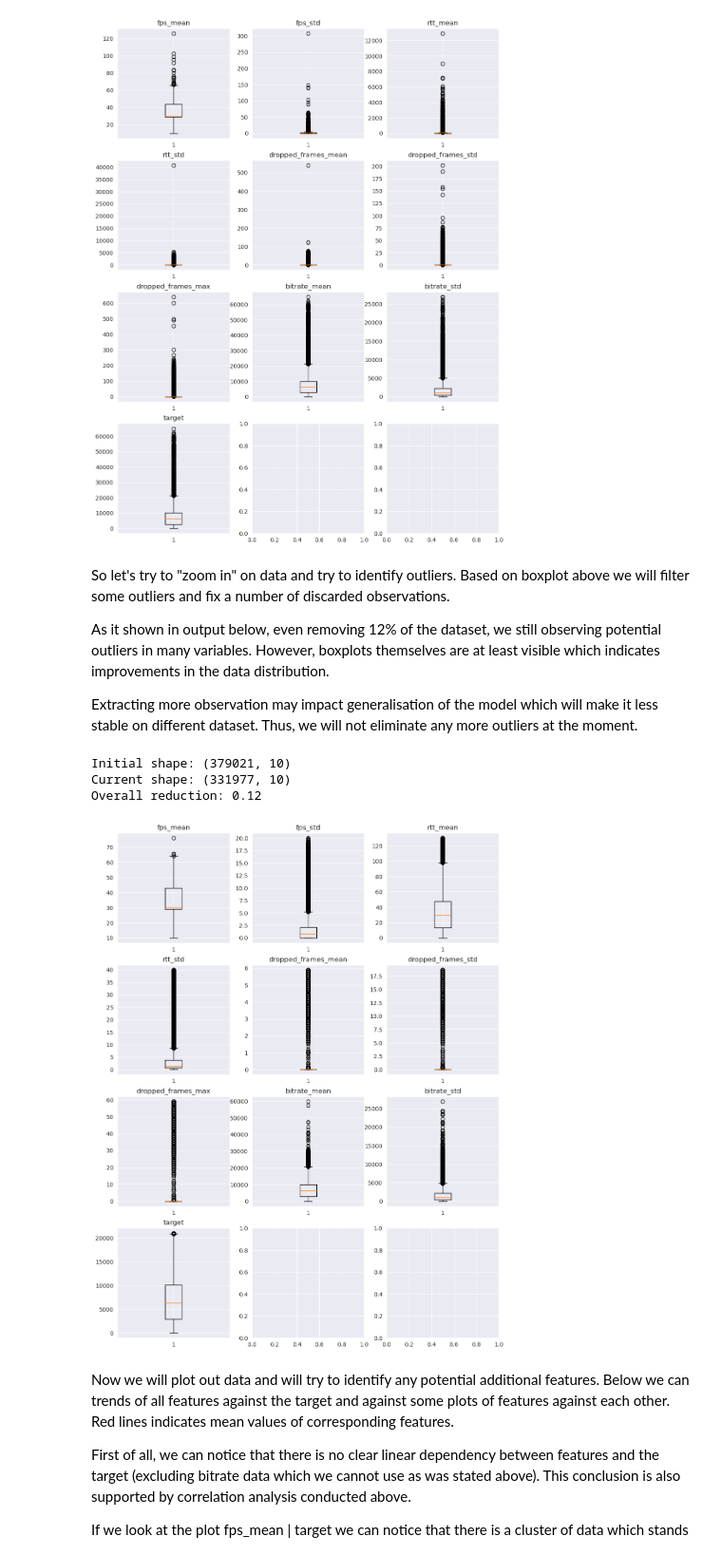
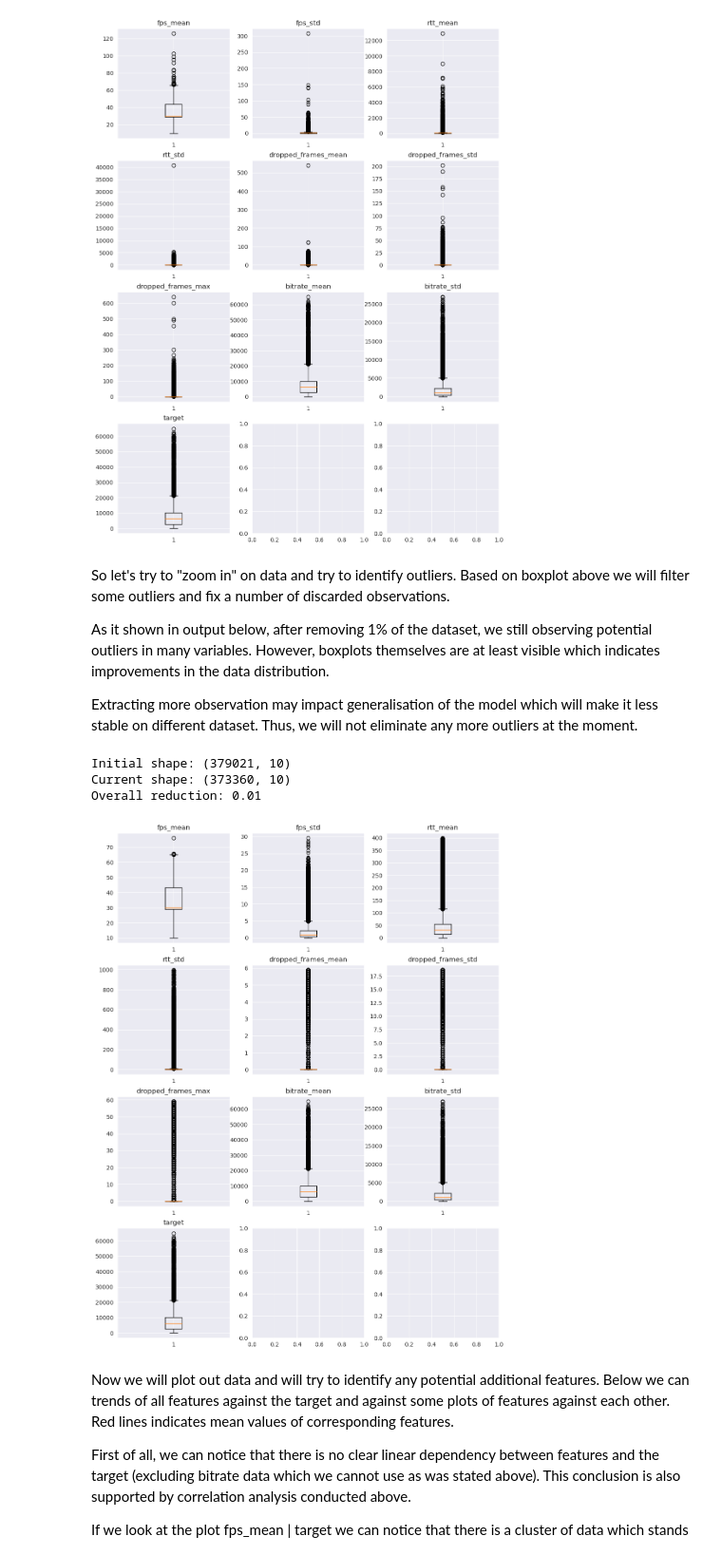
Before and after one commit to RVdeported/Inno_ML_asgmn_1, a Jupyter notebook: Main.ipynb, the cells around one changed output. Shown at 95% size. Saved outputs shown, nothing was run; the diff lists cells and outputs as text; code cells hidden in the pictures.

```diff
--- a/Main.ipynb
+++ b/Main.ipynb
@@ -244,29 +255,28 @@ plot_boxplots(x_train_r)
 # %% [markdown]
 So let's try to "zoom in" on data and try to identify outliers. Based on boxplot above we will filter some outliers and fix a number of discarded observations.
 
-As it shown in output below, even removing 12% of the dataset, we still observing potential outliers in many variables. However, boxplots themselves are at least visible which indicates improvements in the data distribution.
+As it shown in output below, after removing 1% of the dataset, we still observing potential outliers in many variables. However, boxplots themselves are at least visible which indicates improvements in the data distribution.
 
 Extracting more observation may impact generalisation of the model which will make it less stable on different dataset. Thus, we will not eliminate any more outliers at the moment.
 # %%
 x_train_r_no_outl = x_train_r.copy()
-x_train_r_no_outl = x_train_r_no_outl.loc[x_train_r_no_outl["rtt_std"] < 40]
-x_train_r_no_outl = x_train_r_no_outl.loc[x_train_r_no_outl["rtt_mean"] < 130]
+x_train_r_no_outl = x_train_r_no_outl.loc[x_train_r_no_outl["rtt_std"] < 1000]
+x_train_r_no_outl = x_train_r_no_outl.loc[x_train_r_no_outl["rtt_mean"] < 400]
 x_train_r_no_outl = x_train_r_no_outl.loc[(x_train_r_no_outl["fps_mean"] < 80)]
 x_train_r_no_outl = x_train_r_no_outl.loc[(x_train_r_no_outl["dropped_frames_mean"] < 6)]
-x_train_r_no_outl = x_train_r_no_outl.loc[(x_train_r_no_outl["dropped_frames_std"] < 20)]
-x_train_r_no_outl = x_train_r_no_outl.loc[(x_train_r_no_outl["fps_std"] < 20)]
-x_train_r_no_outl = x_train_r_no_outl.loc[(x_train_r_no_outl["target"] < 21000) ]
+x_train_r_no_outl = x_train_r_no_outl.loc[(x_train_r_no_outl["dropped_frames_std"] < 100)]
+x_train_r_no_outl = x_train_r_no_outl.loc[(x_train_r_no_outl["fps_std"] < 30)]
 
 print(f"Initial shape: {x_train_r.shape}")
 print(f"Current shape: {x_train_r_no_outl.shape}")
 print(f"Overall reduction: {np.round(1 - x_train_r_no_outl.shape[0] / x_train_r.shape[0], 2)}")
 
 plot_boxplots(x_train_r_no_outl)
 # %% [output]
 Initial shape: (379021, 10)
-Current shape: (331977, 10)
-Overall reduction: 0.12
+Current shape: (373360, 10)
+Overall reduction: 0.01
-[figure, old version]
+[figure, new version]
 # %% [markdown]
 Now we will plot out data and will try to identify any potential additional features. Below we can trends of all features against the target and against some plots of features against each other. Red lines indicates mean values of corresponding features.
 
```
Also changed, not shown: parts of 53 cells of this notebook.
